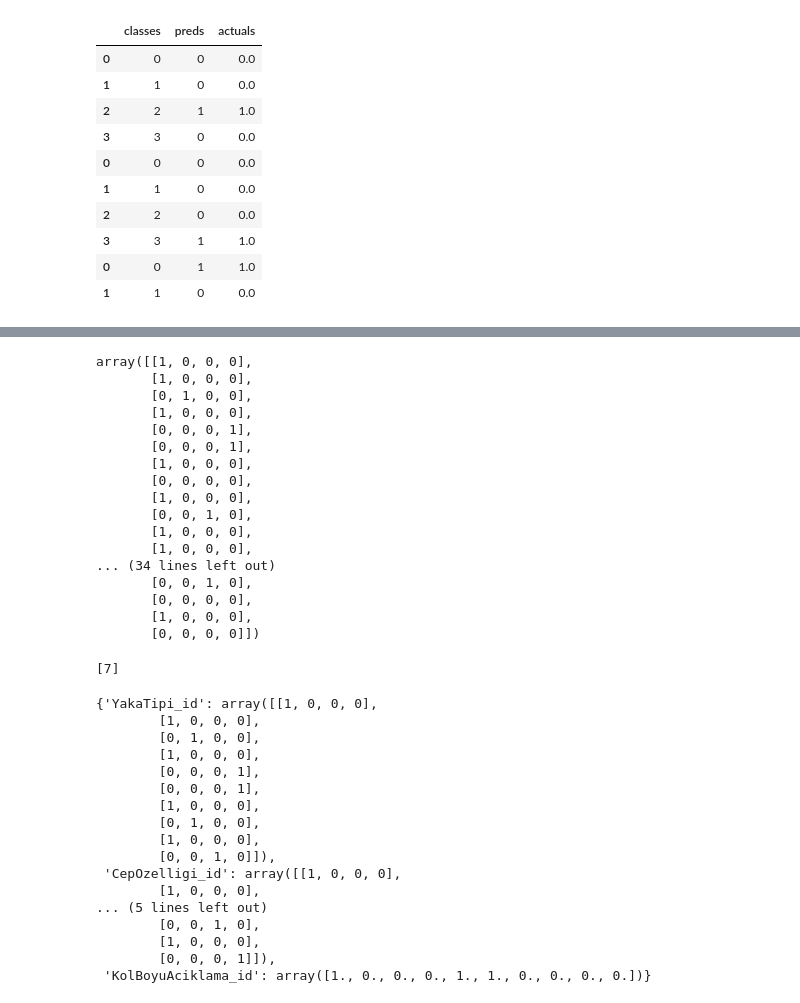
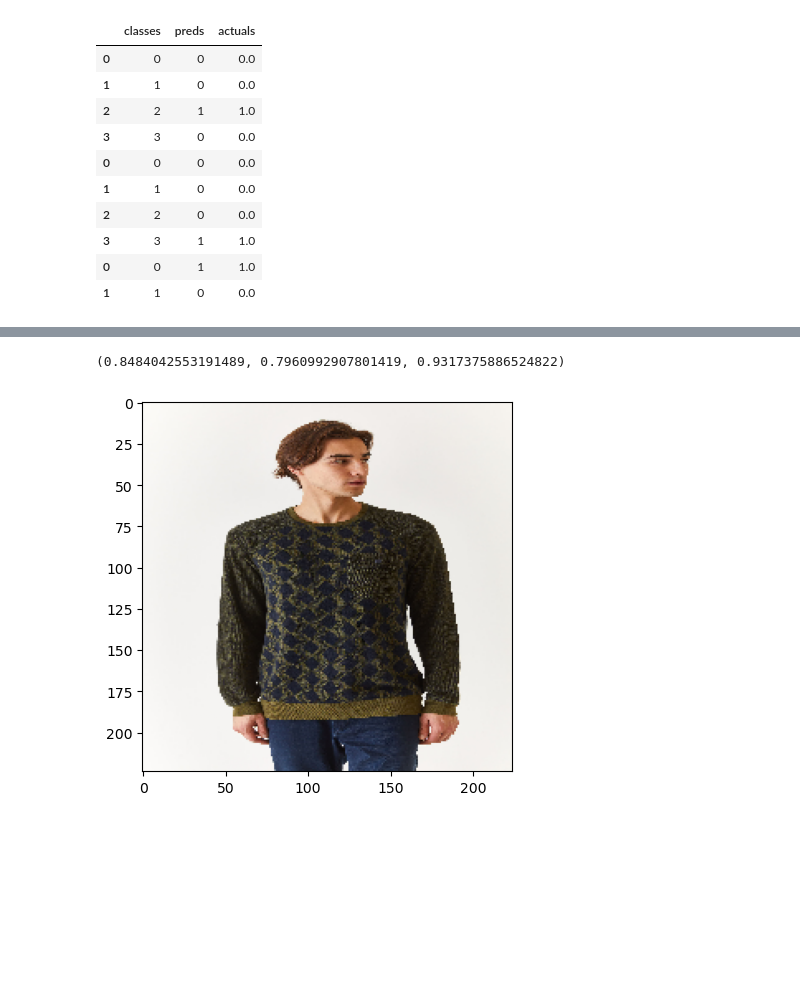
Before and after one commit to melihkacaman/neckline_classifier_Aydinli, a Jupyter notebook: notebooks/05 Range3 Evaluation Multi Output Algorithms.ipynb, the cells around one changed output, grey strips where cells are left out. Cells and saved outputs as stored; diff of their text form; code cells hidden in the pictures; blank space fills up the shorter version.

Commit message:
get falses method is done
the method would investigate which instances are miss predicted

```diff
--- a/notebooks/05 Range3 Evaluation Multi Output Algorithms.ipynb
+++ b/notebooks/05 Range3 Evaluation Multi Output Algorithms.ipynb
@@ -275,2 +138,3 @@ def custom_predict(model: tf.keras.models.Model, input ,labels: list, classes: d
 # %%
-tester = MultiOutputModelTester(model_3, y_test.iloc[:50, 3:], X_test["paths"].to_list()[:50])
+from multioutput_eval import MultiOutputModelTester
+tester = MultiOutputModelTester(model_3, y_test.iloc[:, 3:], X_test["paths"].to_list()[:])
@@ -317,47 +153,12 @@ tester.get_falses()[1]["KolBoyuAciklama_id"]
-# %%
-yhat = tester.get_falses()[0]["YakaTipi_id"]
-y = tester.get_falses()[1]["YakaTipi_id"]
-res = y * yhat
-res
-# %% [output]
-array([[1, 0, 0, 0],
-       [1, 0, 0, 0],
-       [0, 1, 0, 0],
-       [1, 0, 0, 0],
-       [0, 0, 0, 1],
-       [0, 0, 0, 1],
-       [1, 0, 0, 0],
-       [0, 0, 0, 0],
-       [1, 0, 0, 0],
-       [0, 0, 1, 0],
-       [1, 0, 0, 0],
-       [1, 0, 0, 0],
-... (34 lines left out)
-       [0, 0, 1, 0],
-       [0, 0, 0, 0],
-       [1, 0, 0, 0],
-       [0, 0, 0, 0]])
-# %%
-[idx for idx,item in enumerate(res) if sum(item) == 0]
-# %% [output]
-[7]
-# %%
-tester.get_falses()[0][""]
-# %% [output]
-{'YakaTipi_id': array([[1, 0, 0, 0],
-        [1, 0, 0, 0],
-        [0, 1, 0, 0],
-        [1, 0, 0, 0],
-        [0, 0, 0, 1],
-        [0, 0, 0, 1],
-        [1, 0, 0, 0],
-        [0, 1, 0, 0],
-        [1, 0, 0, 0],
-        [0, 0, 1, 0]]),
- 'CepOzelligi_id': array([[1, 0, 0, 0],
-        [1, 0, 0, 0],
-... (5 lines left out)
-        [0, 0, 1, 0],
-        [1, 0, 0, 0],
-        [0, 0, 0, 1]]),
- 'KolBoyuAciklama_id': array([1., 0., 0., 0., 1., 1., 0., 0., 0., 0.])}
+# %%
+falses = tester.get_falses()
+1- len(falses['YakaTipi_id']) / len(y_test), 1- len(falses['CepOzelligi_id'])/ len(y_test), 1- len(falses['KolBoyuAciklama_id'])/ len(y_test)
+# %% [output]
+(0.8484042553191489, 0.7960992907801419, 0.9317375886524822)
+# %%
+from helpers import show_image
+import random
+
+show_image(falses['YakaTipi_id'][random.randint(0, 100)])
+# %% [output]
+[figure, added]
```
Also changed, not shown: parts of 4 cells of this notebook, 1 other file.
